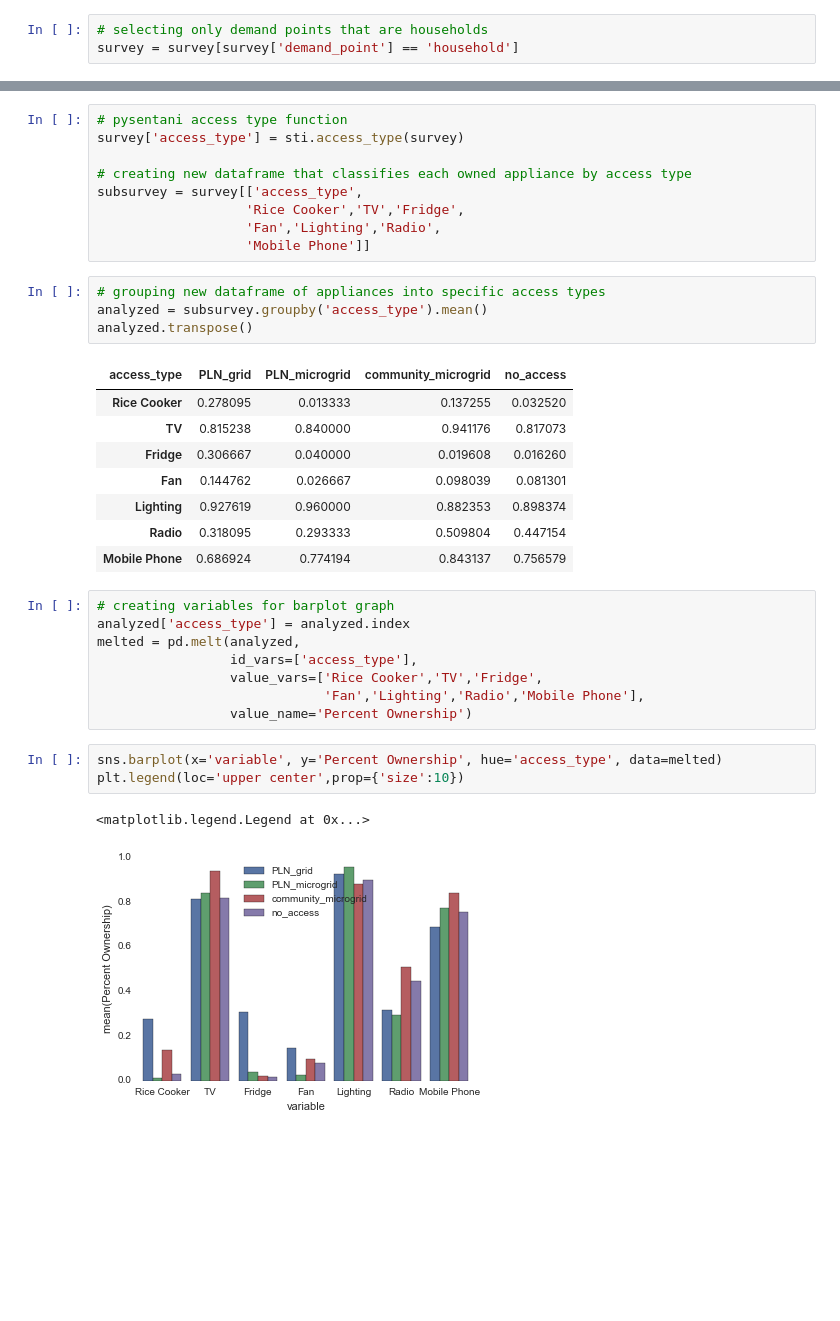
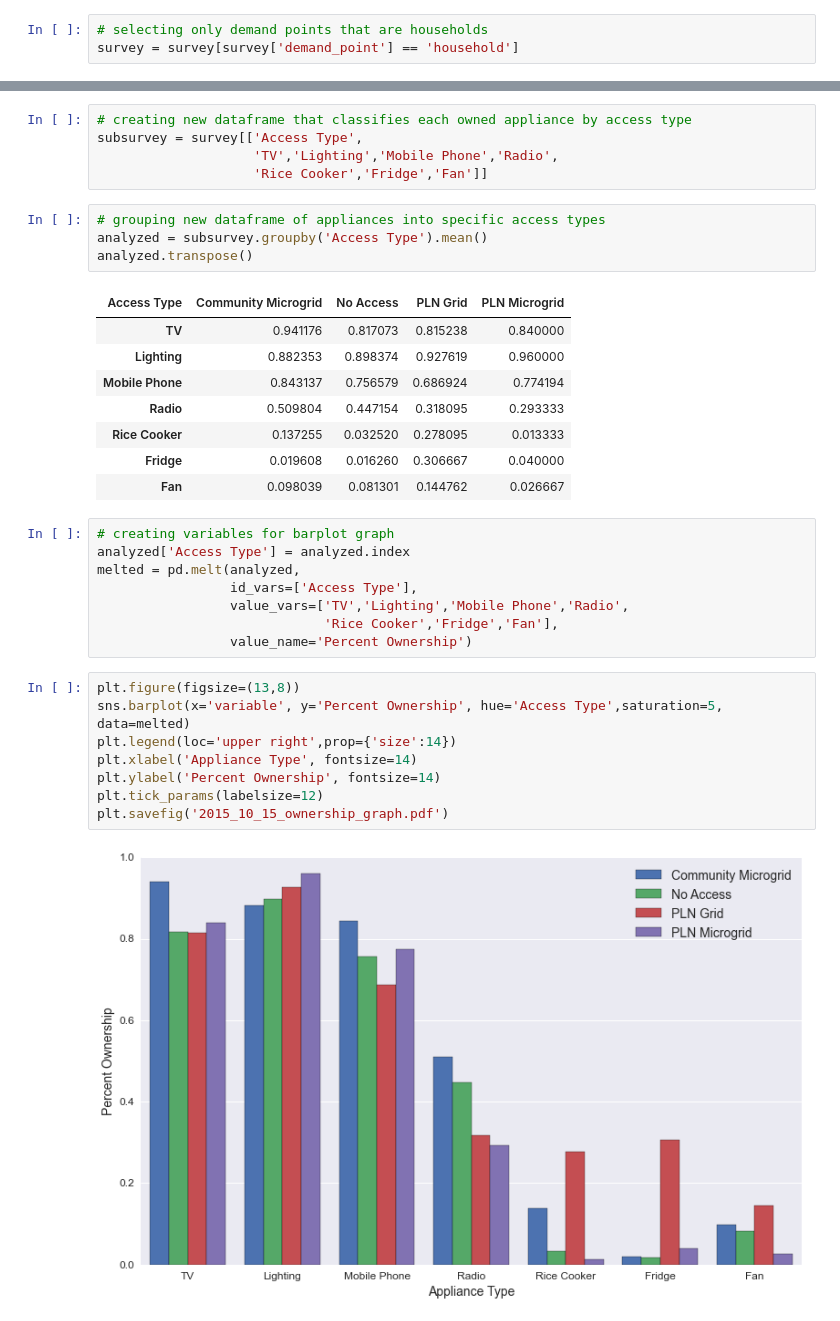
Before and after one commit to mattrosi/WP16, a Jupyter notebook: 2015-10-08-Percent-Ownership-By-Access-Type.ipynb, the cells around one changed output, grey strips where cells are left out. Saved outputs shown, nothing was run; the diff lists cells and outputs as text; blank space fills up the shorter version.

Commit message:
Appliance ownership graph finished product.

```diff
--- a/2015-10-08-Percent-Ownership-By-Access-Type.ipynb
+++ b/2015-10-08-Percent-Ownership-By-Access-Type.ipynb
@@ -24,36 +33,36 @@ survey.rename(columns={'app_now/rice_cooker': 'Rice Cooker',
 # %%
-# pysentani access type function
-survey['access_type'] = sti.access_type(survey)
-
 # creating new dataframe that classifies each owned appliance by access type
-subsurvey = survey[['access_type',
-                   'Rice Cooker','TV','Fridge',
-                   'Fan','Lighting','Radio',
-                   'Mobile Phone']]
+subsurvey = survey[['Access Type',
+                    'TV','Lighting','Mobile Phone','Radio',
+                    'Rice Cooker','Fridge','Fan']]
 # %%
 # grouping new dataframe of appliances into specific access types
-analyzed = subsurvey.groupby('access_type').mean()
+analyzed = subsurvey.groupby('Access Type').mean()
 analyzed.transpose()
 # %% [output]
-| access_type | PLN_grid | PLN_microgrid | community_microgrid | no_access |
-| Rice Cooker | 0.278095 | 0.013333 | 0.137255 | 0.032520 |
-| TV | 0.815238 | 0.840000 | 0.941176 | 0.817073 |
-| Fridge | 0.306667 | 0.040000 | 0.019608 | 0.016260 |
-| Fan | 0.144762 | 0.026667 | 0.098039 | 0.081301 |
-| Lighting | 0.927619 | 0.960000 | 0.882353 | 0.898374 |
-| Radio | 0.318095 | 0.293333 | 0.509804 | 0.447154 |
-| Mobile Phone | 0.686924 | 0.774194 | 0.843137 | 0.756579 |
+| Access Type | Community Microgrid | No Access | PLN Grid | PLN Microgrid |
+| TV | 0.941176 | 0.817073 | 0.815238 | 0.840000 |
+| Lighting | 0.882353 | 0.898374 | 0.927619 | 0.960000 |
+| Mobile Phone | 0.843137 | 0.756579 | 0.686924 | 0.774194 |
+| Radio | 0.509804 | 0.447154 | 0.318095 | 0.293333 |
+| Rice Cooker | 0.137255 | 0.032520 | 0.278095 | 0.013333 |
+| Fridge | 0.019608 | 0.016260 | 0.306667 | 0.040000 |
+| Fan | 0.098039 | 0.081301 | 0.144762 | 0.026667 |
 # %%
 # creating variables for barplot graph
-analyzed['access_type'] = analyzed.index
+analyzed['Access Type'] = analyzed.index
 melted = pd.melt(analyzed,
-                 id_vars=['access_type'],
-                 value_vars=['Rice Cooker','TV','Fridge',
-                             'Fan','Lighting','Radio','Mobile Phone'],
+                 id_vars=['Access Type'],
+                 value_vars=['TV','Lighting','Mobile Phone','Radio',
+                             'Rice Cooker','Fridge','Fan'],
                  value_name='Percent Ownership')
 # %%
-sns.barplot(x='variable', y='Percent Ownership', hue='access_type', data=melted)
-plt.legend(loc='upper center',prop={'size':10})
+plt.figure(figsize=(13,8))
+sns.barplot(x='variable', y='Percent Ownership', hue='Access Type',saturation=5, data=melted)
+plt.legend(loc='upper right',prop={'size':14})
+plt.xlabel('Appliance Type', fontsize=14)
+plt.ylabel('Percent Ownership', fontsize=14)
+plt.tick_params(labelsize=12)
+plt.savefig('2015_10_15_ownership_graph.pdf')
 # %% [output]
-<matplotlib.legend.Legend at 0x...>
-[figure, old version]
+[figure, new version]
```
Also changed, not shown: parts of 2 cells of this notebook, 1 other file.
